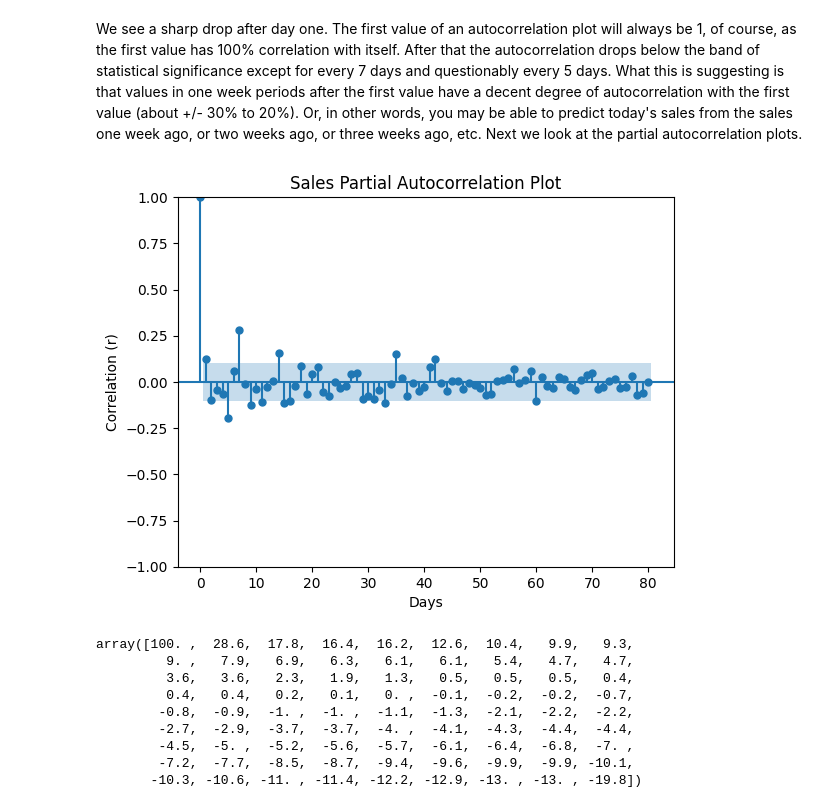
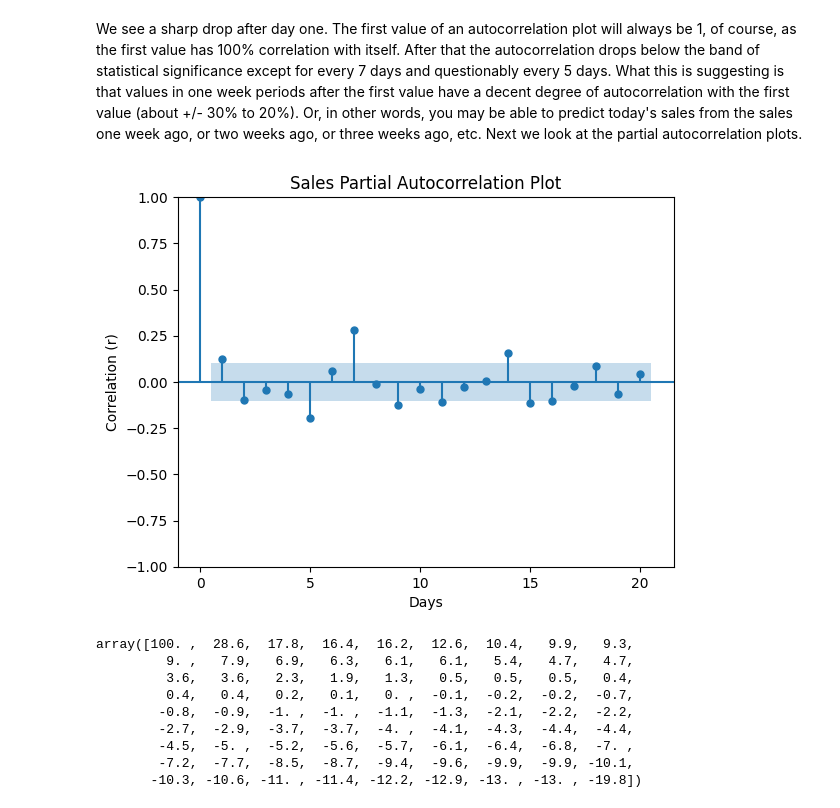
Before and after one commit to Caveexplorer/Kitchen-Sales-Forecasting, a Jupyter notebook: kitchen_sales_forecasting_eda.ipynb, the cells around one changed output. Saved outputs shown, nothing was run; the diff lists cells and outputs as text; code cells hidden in the pictures.

Commit message:
Extended out acf and pacf lags.

```diff
--- a/kitchen_sales_forecasting_eda.ipynb
+++ b/kitchen_sales_forecasting_eda.ipynb
@@ -110,13 +101,13 @@ array([100. ,  34.7,  31.6,  31.3,  28.3,  27.8,  26.2,  25.2,  24. ,
 We see a sharp drop after day one. The first value of an autocorrelation plot will always be 1, of course, as the first value has 100% correlation with itself. After that the autocorrelation drops below the band of statistical significance except for every 7 days and questionably every 5 days. What this is suggesting is that values in one week periods after the first value have a decent degree of autocorrelation with the first value (about +/- 30% to 20%). Or, in other words, you may be able to predict today's sales from the sales one week ago, or two weeks ago, or three weeks ago, etc. Next we look at the partial autocorrelation plots.
 # %%
 # Partial autocorrelation for data downsampled to daily. See out to 80 days
-plot_pacf(by_days, lags = 80)
+plot_pacf(by_days, lags = 20)
 plt.xlabel('Days')
 plt.ylabel('Correlation (r)')
 plt.title('Sales Partial Autocorrelation Plot')
 plt.show()
 # %% [output]
-[figure, old version]
+[figure, new version]
 # %%
 (np.sort(pacf(by_days, nlags=80))[::-1] * 100).round(1)
 # %% [output]
```
Also changed, not shown: parts of 1 cell of this notebook.
